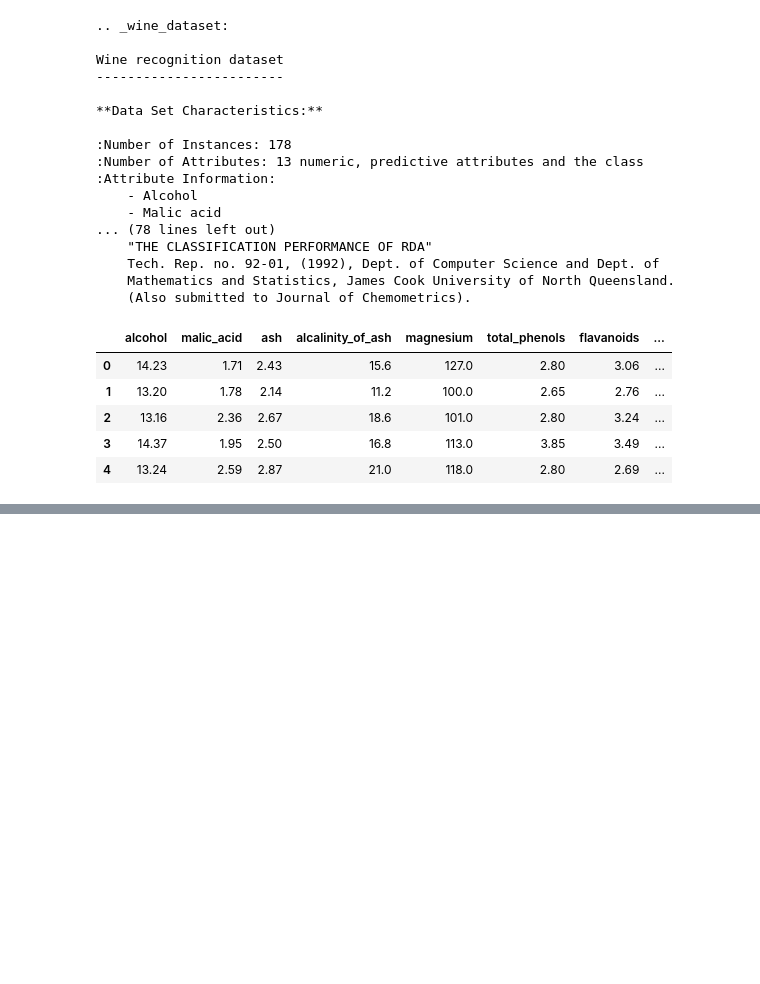
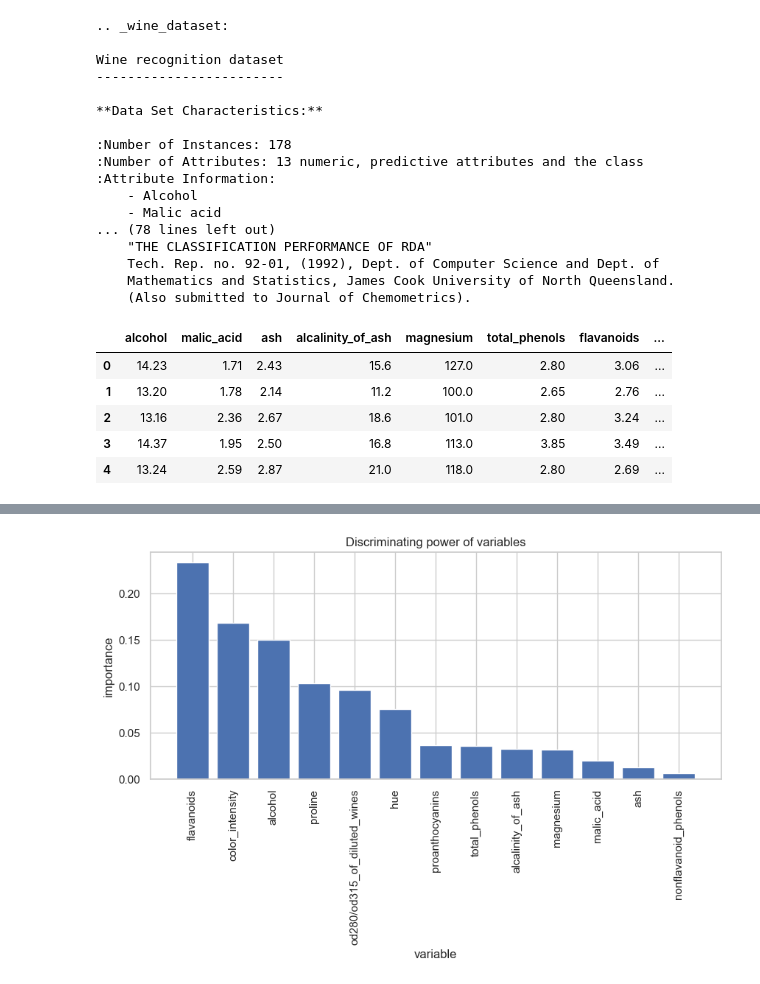
Before and after one commit to GianfriShow/ExperisAcademy_DataScience_AlessioManfredi, a Jupyter notebook: 20_09/scikit_learn_exercises.ipynb, the cells around one changed output, grey strips where cells are left out. Cells and saved outputs as stored; diff of their text form; code cells hidden in the pictures; blank space fills up the shorter version.

```diff
--- a/20_09/scikit_learn_exercises.ipynb
+++ b/20_09/scikit_learn_exercises.ipynb
@@ -98,5 +117,5 @@ print(f'Confusion matrix:\n{confusion_matrix(y_test, y_pred)}')
 # %%
-importances = model.feature_importances_
+importances = best_model.feature_importances_
 # %%
 feature_importances = pd.DataFrame({'feature': data.feature_names,'importance': importances}).sort_values(by='importance', ascending=False)
 print(feature_importances)
@@ -103,11 +137,13 @@ print(feature_importances)
 # %%
 plt.figure(figsize=(10, 4))
-plt.bar(feature_importances['feature'],feature_importances['importance'])
+plt.bar(feature_importances['feature'], feature_importances['importance'])
 plt.xticks(rotation=90)
 plt.yticks()
 plt.xlim()
 plt.ylim()
-plt.title("discriminating power of variables")
+plt.title("Discriminating power of variables")
 plt.xlabel("variable")
 plt.ylabel("importance")
 plt.show()
+# %% [output]
+[figure, added]
```
Also changed, not shown: parts of 3 cells of this notebook.
